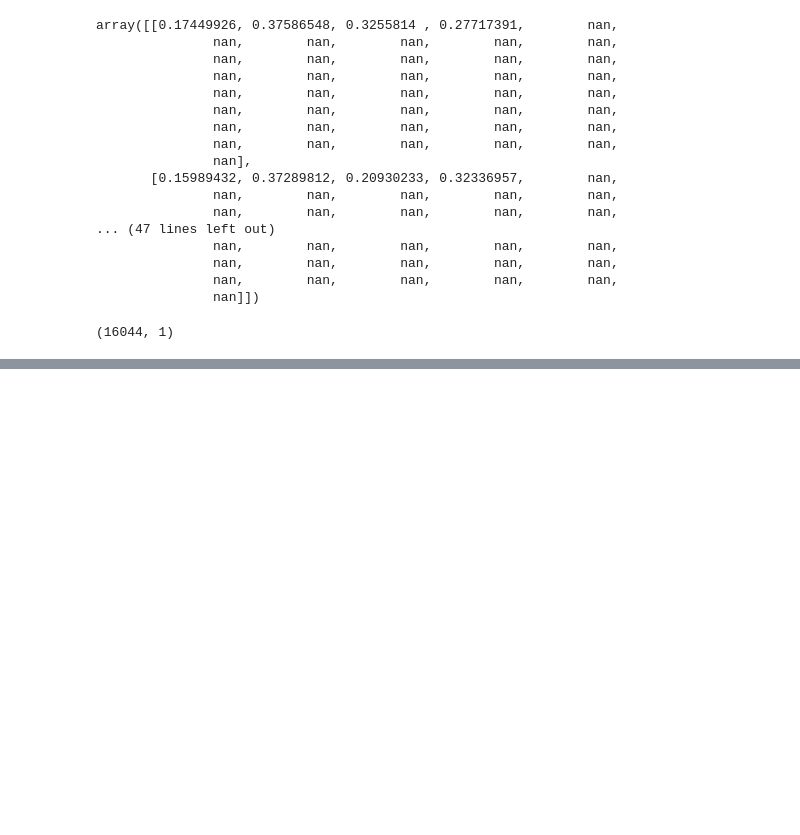
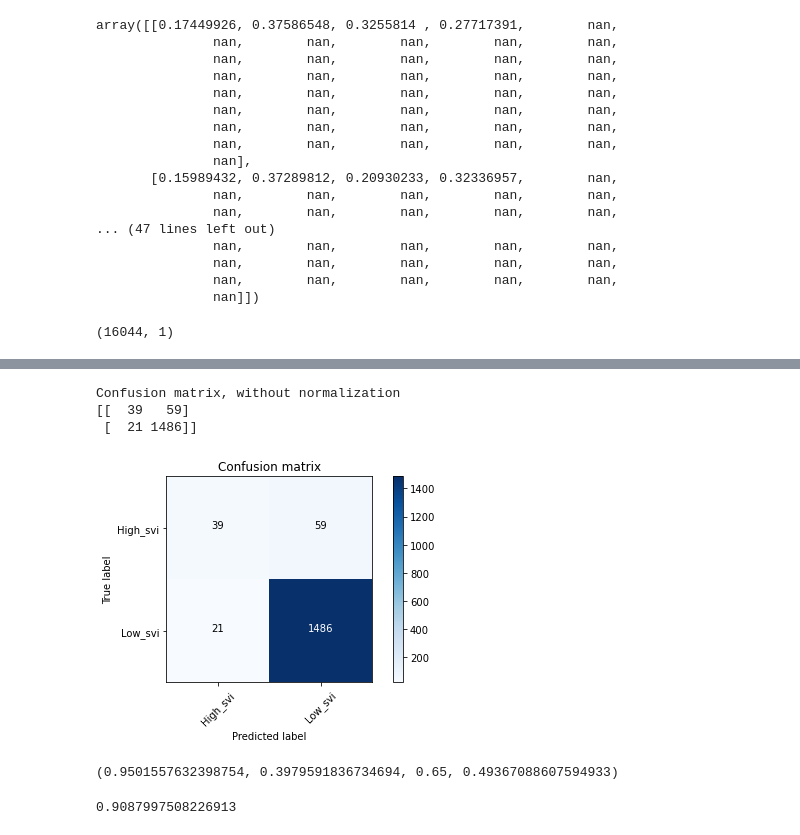
Before and after one commit to efratkohen/Project, a Jupyter notebook: Join all tables and run LSTM model.ipynb, the cells around one changed output, grey strips where cells are left out. Drawn from its saved outputs; the diff is of its cells as text; code cells hidden in the pictures; blank space fills up the shorter version.

Commit message:
Split data to test and train. Ran LSTM Model and evaluated results.

```diff
--- a/Join all tables and run LSTM model.ipynb
+++ b/Join all tables and run LSTM model.ipynb
@@ -165,0 +195,20 @@ Y_normalize.shape
+# %%
+Yhat, Ytest = km.evaluate(model, Xtest, ytest, scalers, binary=True)
+# %%
+threshold = 0.5
+y_predict = np.where(Yhat > threshold, 1, 0).astype(int)
+y_real = Ytest.astype(int)
+# %%
+classes = ['High_svi', 'Low_svi']
+# %%
+cm = confusion_matrix(y_real, y_predict)
+# %%
+sup.plot_confusion_matrix(cm, classes,
+                          normalize=False,
+                          title='Confusion matrix',
+                          cmap=plt.cm.Blues)
+# %% [output]
+Confusion matrix, without normalization
+[[  39   59]
+ [  21 1486]]
+[figure, added]
@@ -165,0 +217,4 @@ Y_normalize.shape
+# %%
+results
+# %% [output]
+(0.9501557632398754, 0.3979591836734694, 0.65, 0.49367088607594933)
@@ -165,0 +223,4 @@ Y_normalize.shape
+# %%
+auc(fpr, tpr)
+# %% [output]
+0.9087997508226913
```
Also changed, not shown: parts of 4 cells of this notebook.
